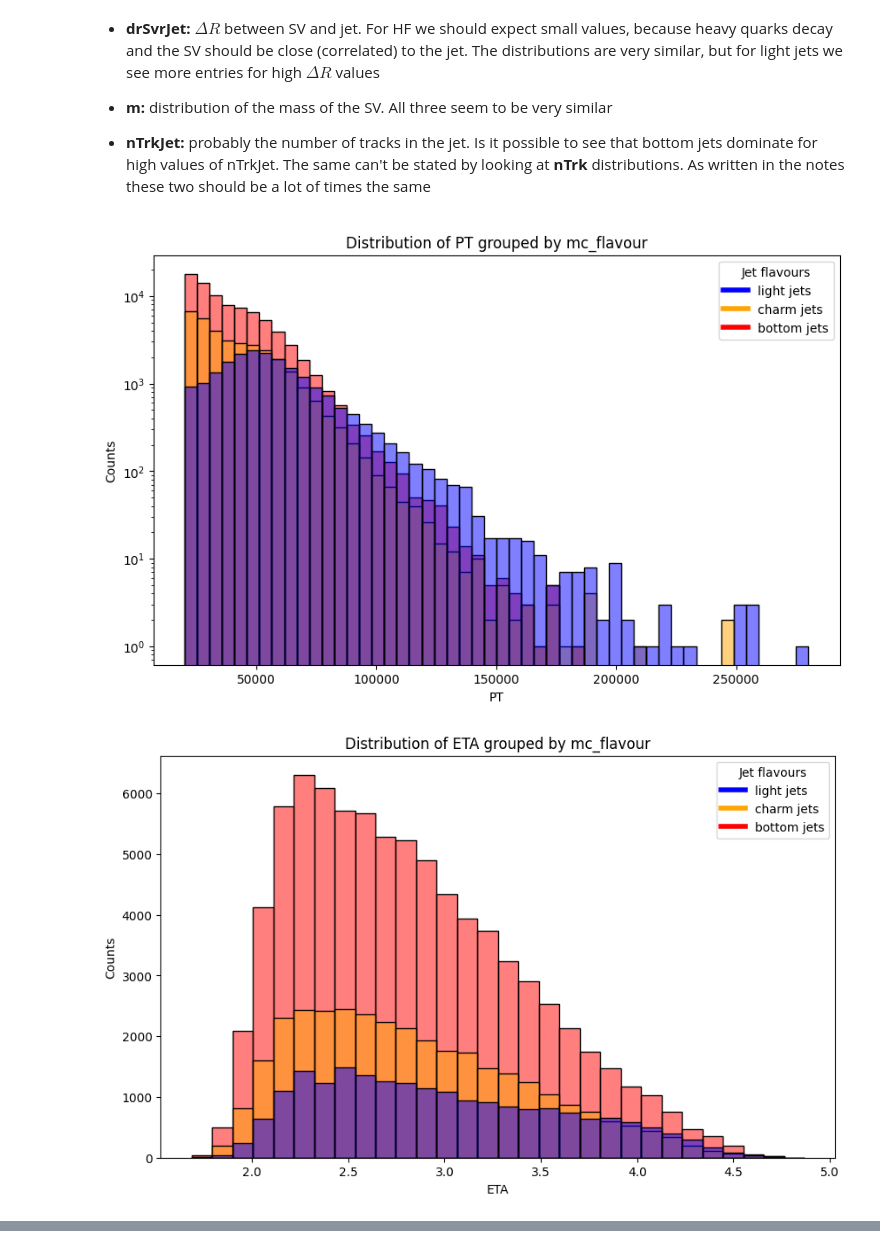
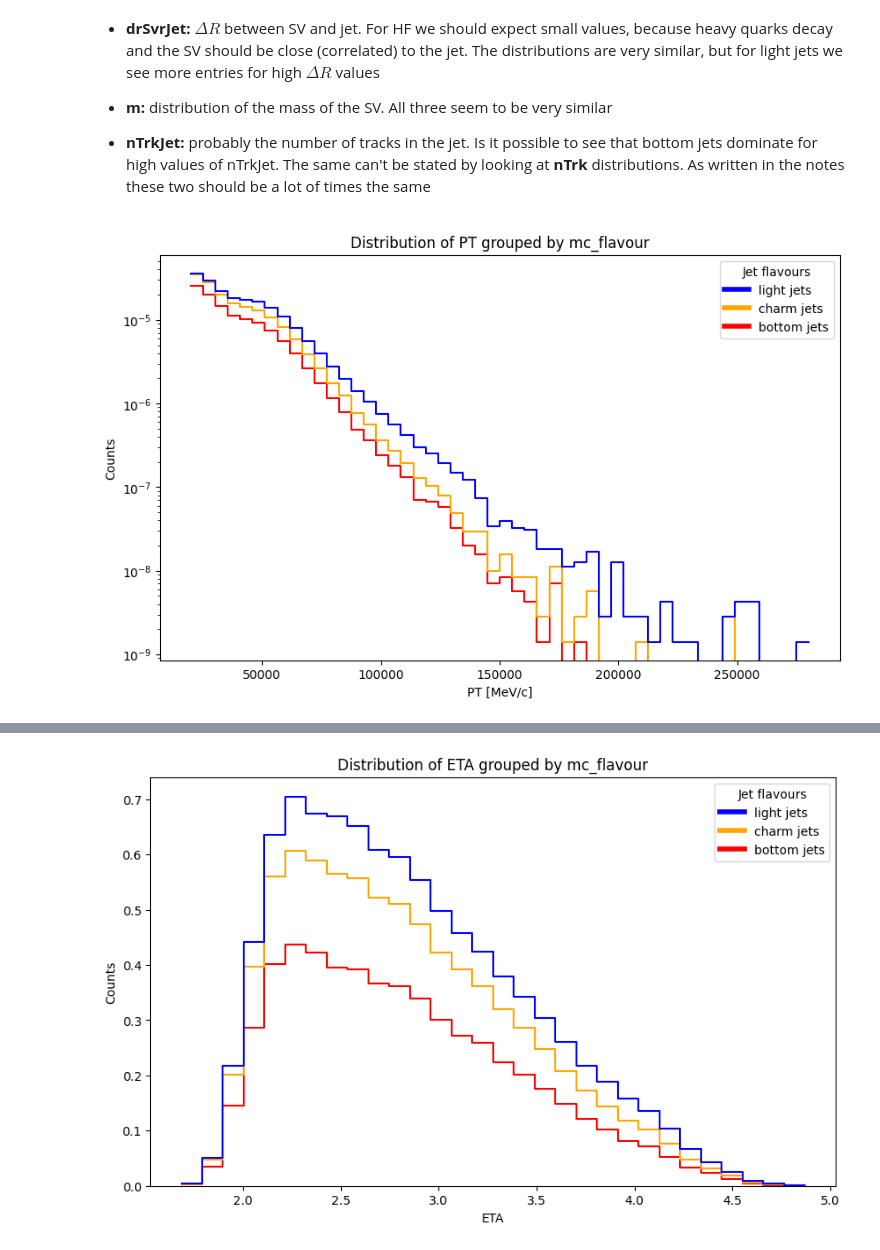
Before and after one commit to Maic-R/ML_for_physics, a Jupyter notebook: features_plot.ipynb, the cells around one changed output, grey strips where cells are left out. Saved outputs shown, nothing was run; the diff lists cells and outputs as text; code cells hidden in the pictures.

Commit message:
EHN: features plot + stable DNN

```diff
--- a/features_plot.ipynb
+++ b/features_plot.ipynb
@@ -53,7 +53,9 @@ Name: count, dtype: float64
 Bottom-light jets ratio =  3.9593672906689887
 Charm-light jets ratio =  1.6207130073042133
 # %%
-def plot_feature(feature:str, mc_filter:int=None, xlabel:str=None, ylabel:str='Counts', yscale:str='linear', nbins:int=30, multiple:str='layer') -> None:
+def plot_feature(feature:str, mc_filter:int=None, xlabel:str=None, ylabel:str='Counts', yscale:str='linear',
+                 nbins:int=30, multiple:str='layer', element='step') -> None:
+
     plt.figure(figsize=(10,6))
 
     data_to_plot = jet_data if mc_filter is None else jet_data[jet_data['mc_flavour'] == mc_filter]
@@ -63,10 +65,27 @@ def plot_feature(feature:str, mc_filter:int=None, xlabel:str=None, ylabel:str='C
                  x=feature,
                  hue=mc_filter if mc_filter is not None else 'mc_flavour',
                  multiple=multiple,
+                 stat='density',
+                 common_norm=True,
                  kde=False,
                  bins=nbins,
                  palette=flavour_palette if mc_filter is None else [flavour_palette[mc_filter]],
+                 element=element,  # makes bars outlined (no fill)
+                 fill=False if element == 'step' else True,  # ensures bars are only outlined
+                 linewidth=1.5,
+                 alpha=1
                 )
+
+    """
+    # plot 3 histograms considering that feature for all the class in the dataset
+    sns.kdeplot(data=data_to_plot,
+                 x=feature,
+                 hue=mc_filter if mc_filter is not None else 'mc_flavour',
+                 multiple=multiple,
+                 common_norm=True,
+                 palette=flavour_palette if mc_filter is None else [flavour_palette[mc_filter]],
+                )
+    """
 
     plt.title(f'Distribution of {feature} grouped by mc_flavour')
     plt.xlabel(feature if xlabel is None else feature+xlabel)
@@ -97,9 +116,6 @@ Let's consider the list of all the features contained in the jet dataset and plo
 
 - **nTrkJet:** probably the number of tracks in the jet. Is it possible to see that bottom jets dominate for high values of nTrkJet. The same can't be stated by looking at **nTrk** distributions. As written in the notes these two should be a lot of times the same
 # %%
-plot_feature('PT', yscale='log', nbins=50)
-plot_feature('ETA')
-plot_feature('drSvrJet', yscale='log')
+plot_feature('PT', yscale='log', nbins=50, multiple='stack', xlabel=' [MeV/c]')
 # %% [output]
-[figure, old version]
+[figure, new version]
-[figure, removed]
@@ -106,0 +122,4 @@ plot_feature('drSvrJet', yscale='log')
+# %%
+plot_feature('ETA', multiple='stack')
+# %% [output]
+[figure, added]
```
Also changed, not shown: parts of 14 cells of this notebook, 8 other files.
